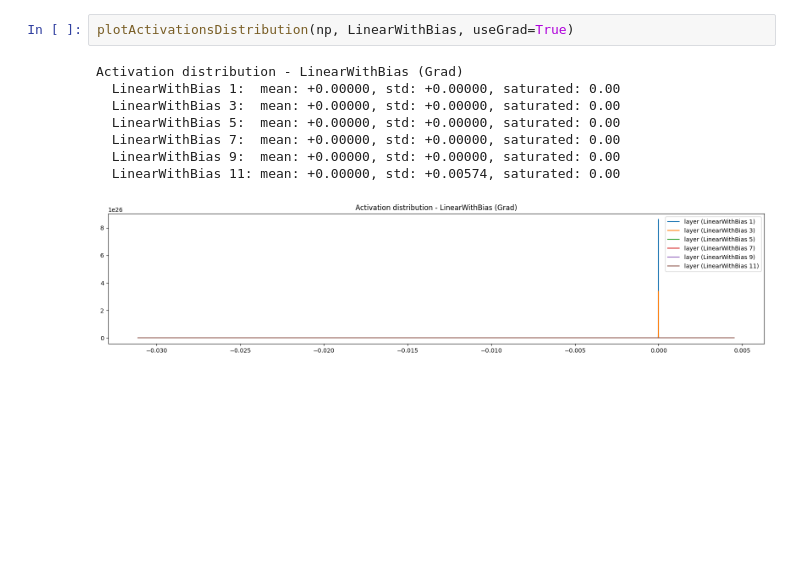
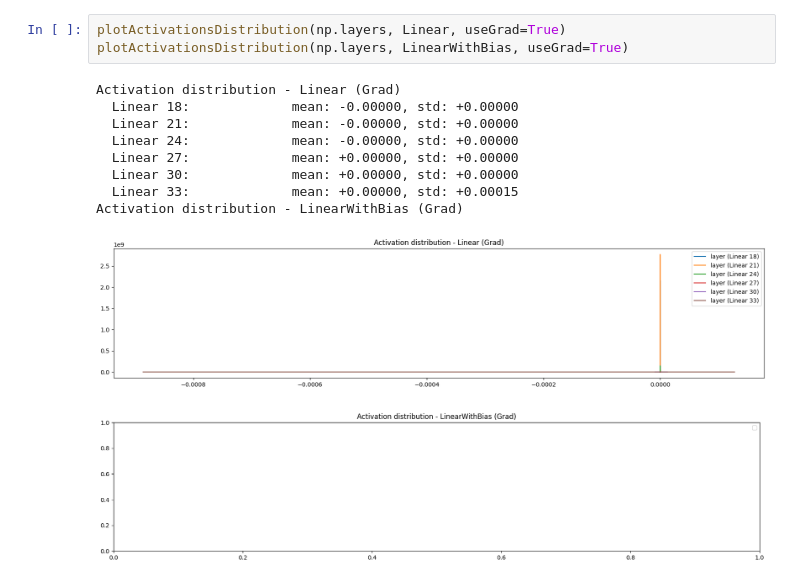
Before and after one commit to michal-minich/makemore-mm, a Jupyter notebook: projects/layers/layers.ipynb, the cells around one changed output. Saved outputs shown, nothing was run; the diff lists cells and outputs as text; blank space fills up the shorter version.

```diff
--- a/projects/layers/layers.ipynb
+++ b/projects/layers/layers.ipynb
@@ -272,11 +304,14 @@ Activation distribution - Tanh (Grad)
 # %%
-plotActivationsDistribution(np, LinearWithBias, useGrad=True)
+plotActivationsDistribution(np.layers, Linear, useGrad=True)
+plotActivationsDistribution(np.layers, LinearWithBias, useGrad=True)
 # %% [output]
+Activation distribution - Linear (Grad)
+  Linear 18:             mean: -0.00000, std: +0.00000
+  Linear 21:             mean: -0.00000, std: +0.00000
+  Linear 24:             mean: -0.00000, std: +0.00000
+  Linear 27:             mean: +0.00000, std: +0.00000
+  Linear 30:             mean: +0.00000, std: +0.00000
+  Linear 33:             mean: +0.00000, std: +0.00015
 Activation distribution - LinearWithBias (Grad)
-  LinearWithBias 1:  mean: +0.00000, std: +0.00000, saturated: 0.00
-  LinearWithBias 3:  mean: +0.00000, std: +0.00000, saturated: 0.00
-  LinearWithBias 5:  mean: +0.00000, std: +0.00000, saturated: 0.00
-  LinearWithBias 7:  mean: +0.00000, std: +0.00000, saturated: 0.00
-  LinearWithBias 9:  mean: +0.00000, std: +0.00000, saturated: 0.00
-  LinearWithBias 11: mean: +0.00000, std: +0.00574, saturated: 0.00
-[figure, old version]
+[figure, new version]
+[figure, added]
```
Also changed, not shown: parts of 27 cells of this notebook, 7 other files.
